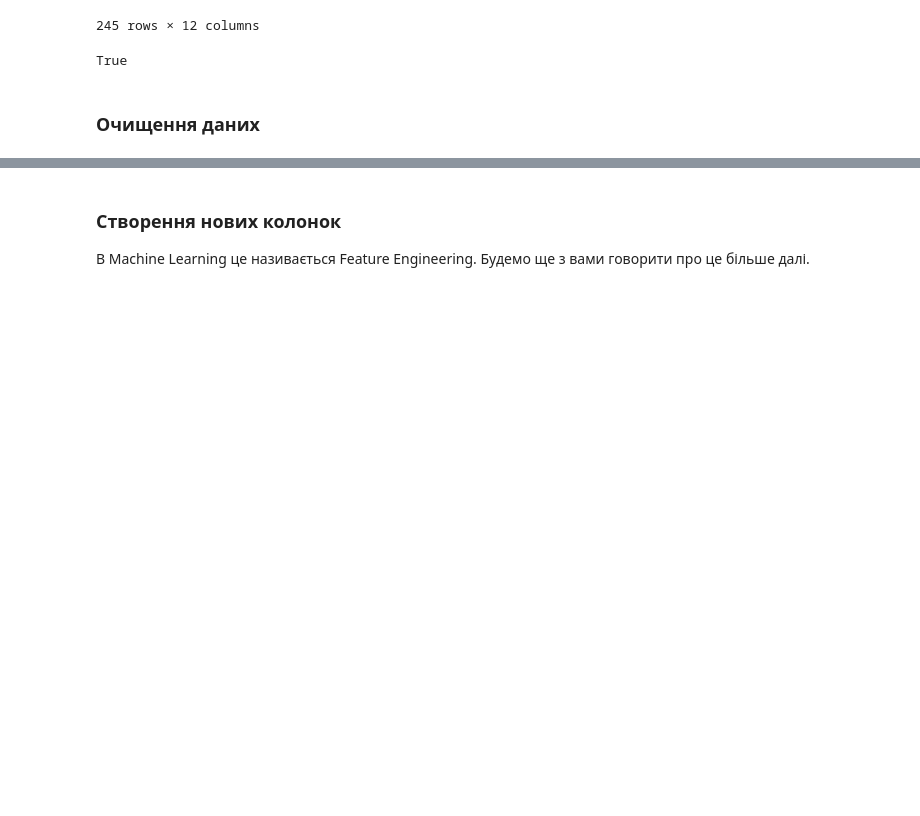
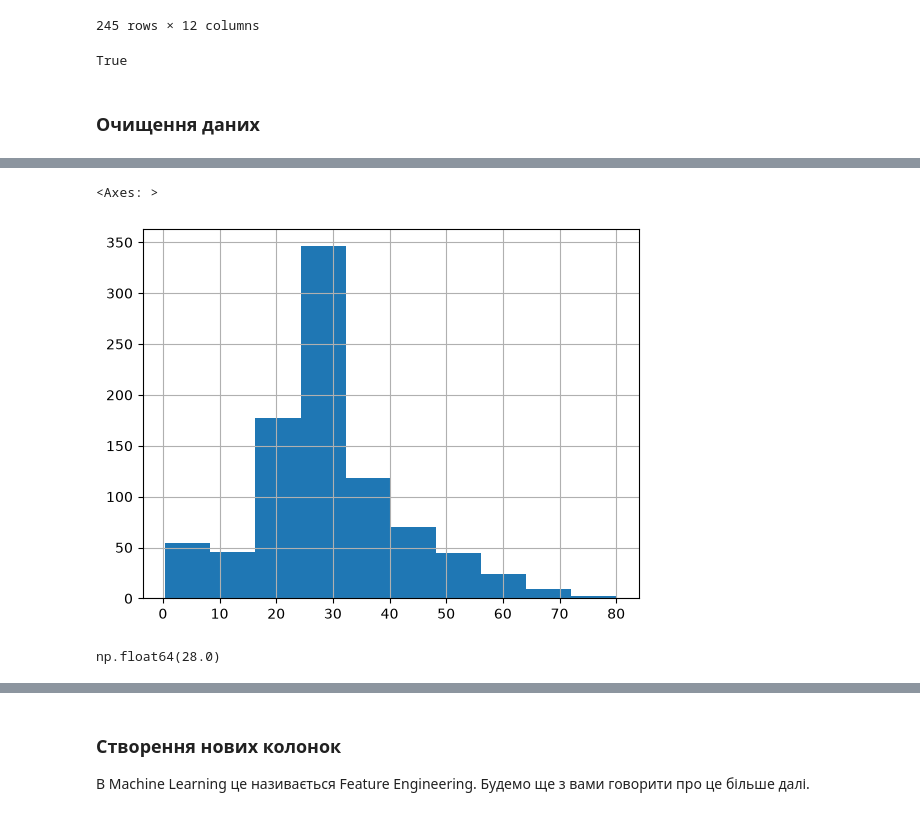
Before and after one commit to boykool/ML-AI-Engineering, a Jupyter notebook: Бібліотеки_для_роботи_з_даними_Numpy,_Pandas,_Plotly.ipynb, the cells around one changed output, grey strips where cells are left out. Saved outputs shown, nothing was run; the diff lists cells and outputs as text; code cells hidden in the pictures; blank space fills up the shorter version.

```diff
--- a/Бібліотеки_для_роботи_з_даними_Numpy,_Pandas,_Plotly.ipynb
+++ b/Бібліотеки_для_роботи_з_даними_Numpy,_Pandas,_Plotly.ipynb
@@ -1066,2 +1148,11 @@ df_clean.shape
+# %%
+df.age.fillna(df['age'].median()).hist()
+# %% [output]
+<Axes: >
+[figure, added]
+# %%
+df.age.median()
+# %% [output]
+np.float64(28.0)
 # %%
 df.age = df.age.fillna(df['age'].median())
```
Also changed, not shown: parts of 31 cells of this notebook.
